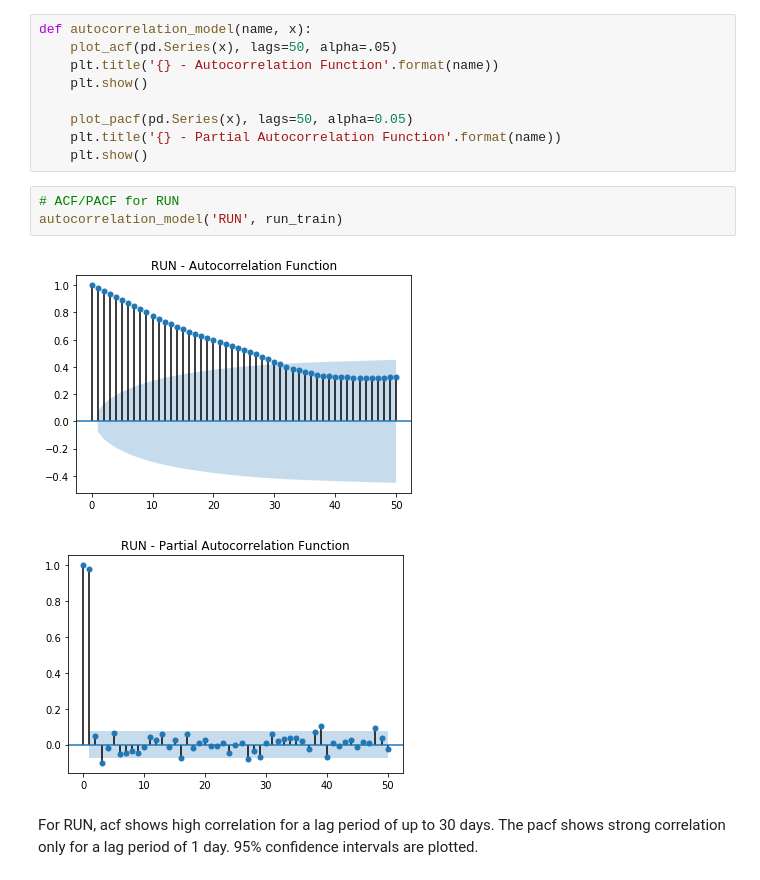
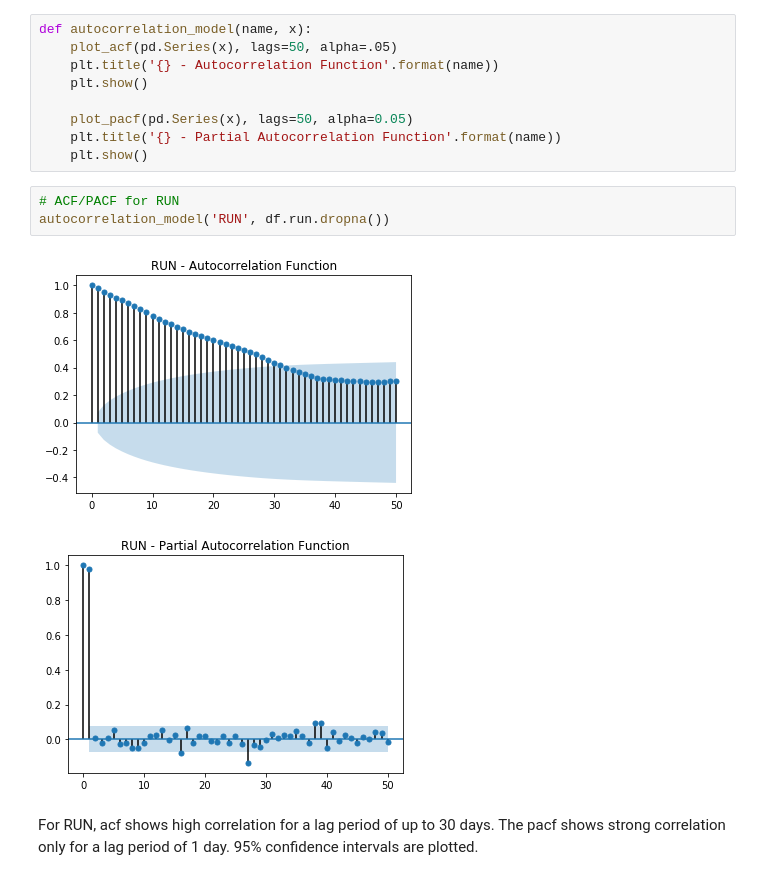
Before and after one commit to missytracy/Thinkful-Unit-7, a Jupyter notebook: Solar Stock Prediction.ipynb, the cells around one changed output. Cells and saved outputs as stored; diff of their text form.

```diff
--- a/Solar Stock Prediction.ipynb
+++ b/Solar Stock Prediction.ipynb
@@ -399,10 +399,10 @@ def autocorrelation_model(name, x):
     plt.show()
 # %%
 # ACF/PACF for RUN
-autocorrelation_model('RUN', run_train)
+autocorrelation_model('RUN', df.run.dropna())
 # %% [output]
-[figure, old version]
+[figure, new version]
-[figure, old version]
+[figure, new version]
 # %% [markdown]
 For RUN, acf shows high correlation for a lag period of up to 30 days.  The pacf shows strong correlation only for a lag period of 1 day.  95% confidence intervals are plotted.
 # %%
```
Also changed, not shown: parts of 32 cells of this notebook.
